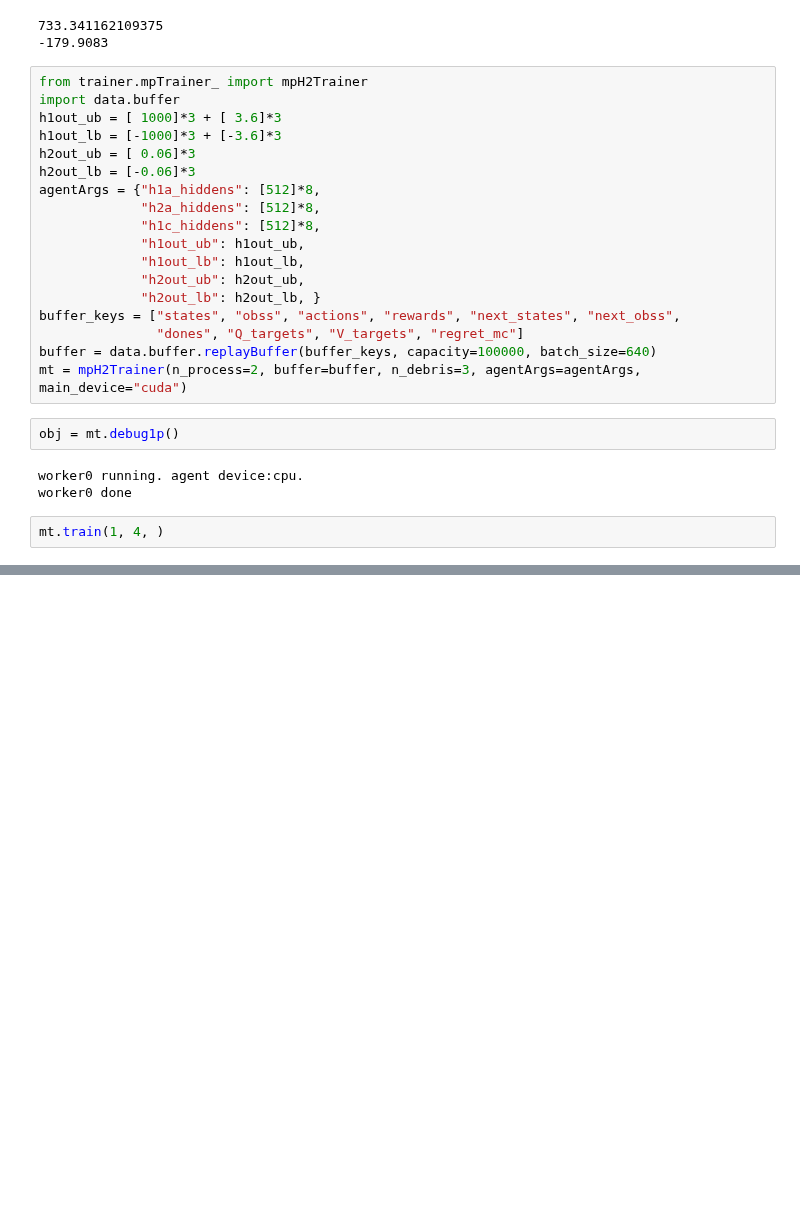
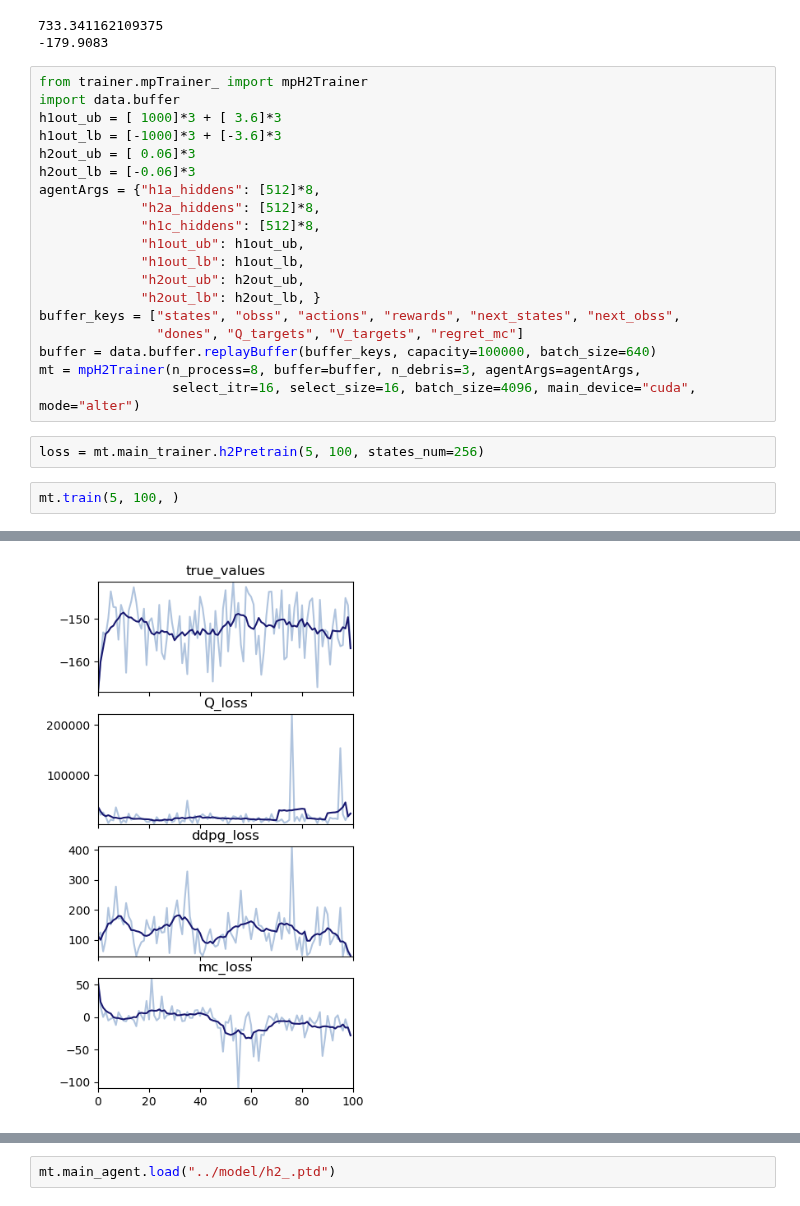
Before and after one commit to liziyao99/multi-debris-avoidance, a Jupyter notebook: quickStart.ipynb, the cells around one changed output, grey strips where cells are left out. Drawn from its saved outputs; the diff is of its cells as text; blank space fills up the shorter version.

```diff
--- a/quickStart.ipynb
+++ b/quickStart.ipynb
@@ -202,11 +198,10 @@ agentArgs = {"h1a_hiddens": [512]*8,
 buffer_keys = ["states", "obss", "actions", "rewards", "next_states", "next_obss",
                "dones", "Q_targets", "V_targets", "regret_mc"]
 buffer = data.buffer.replayBuffer(buffer_keys, capacity=100000, batch_size=640)
-mt = mpH2Trainer(n_process=2, buffer=buffer, n_debris=3, agentArgs=agentArgs, main_device="cuda")
+mt = mpH2Trainer(n_process=8, buffer=buffer, n_debris=3, agentArgs=agentArgs,
+                 select_itr=16, select_size=16, batch_size=4096, main_device="cuda", mode="alter")
-# %%
-obj = mt.debug1p()
-# %% [output]
-worker0 running. agent device:cpu.
-worker0 done
+# %%
+loss = mt.main_trainer.h2Pretrain(5, 100, states_num=256)
 # %%
-mt.train(1, 4, )
+mt.train(5, 100, )
+# %% [output]
@@ -212,0 +209 @@ mt.train(1, 4, )
+[figure, added]
@@ -212,0 +212,2 @@ mt.train(1, 4, )
+# %%
+mt.main_agent.load("../model/h2_.ptd")
```
Also changed, not shown: parts of 6 cells of this notebook, 4 other files.
